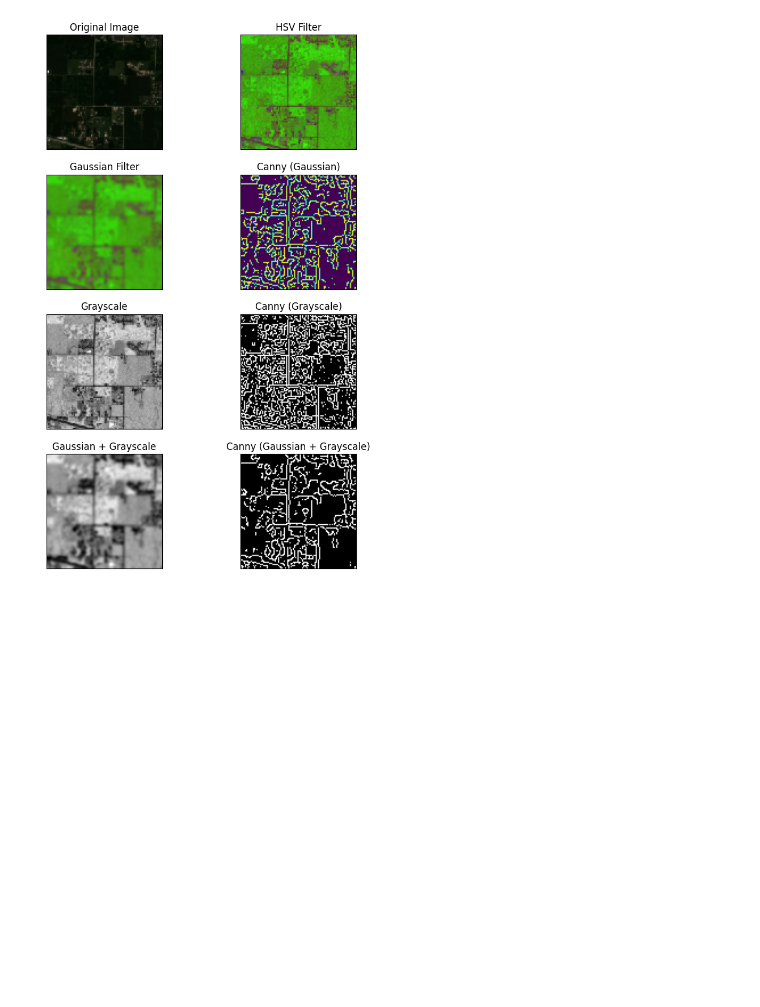
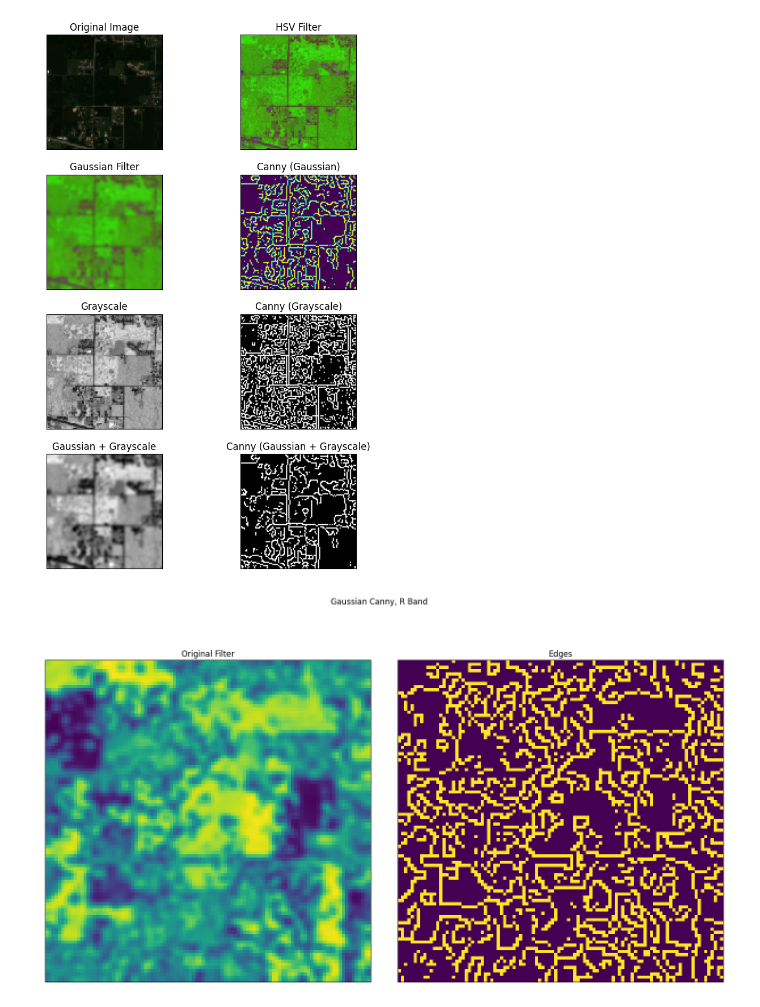
Before and after one commit to AguilarAngel9/Plant-Growth-Cycle-based-on-geospatial-data, a Jupyter notebook: ImageProcessing/edgeDetectionNB.ipynb, the cells around one changed output. Cells and saved outputs as stored; diff of their text form; code cells hidden in the pictures; blank space fills up the shorter version.

Commit message:
single band edge detection test

```diff
--- a/ImageProcessing/edgeDetectionNB.ipynb
+++ b/ImageProcessing/edgeDetectionNB.ipynb
@@ -240,3 +240,8 @@ image, hsv_filter, grayscale_filter, gaussian_filter, grayscale_gaussian_filter,
 visualize_edge_detection(image, hsv_filter, grayscale_filter, gaussian_filter, grayscale_gaussian_filter, grayscale_canny, gaussian_canny, grayscale_gaussian_canny)
 # %% [output]
 [figure]
+# %%
+image, gaussian_filter, gaussian_canny = edge_detection_preprocessing(images[img_keys[0]], 150, 150, "B")
+visualize_filter_edges(gaussian_filter, gaussian_canny, "Gaussian Canny, R Band")
+# %% [output]
+[figure, added]
```
